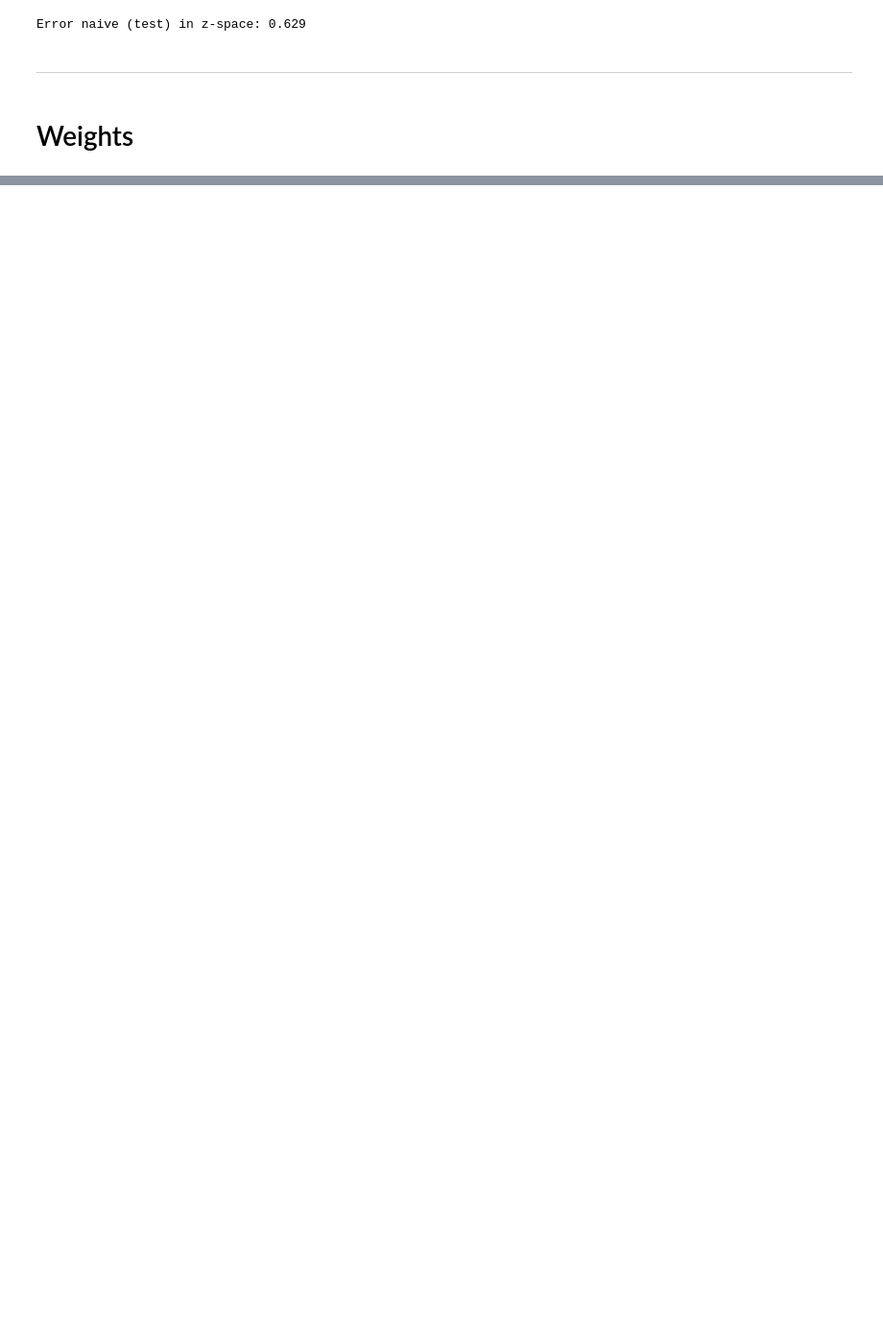
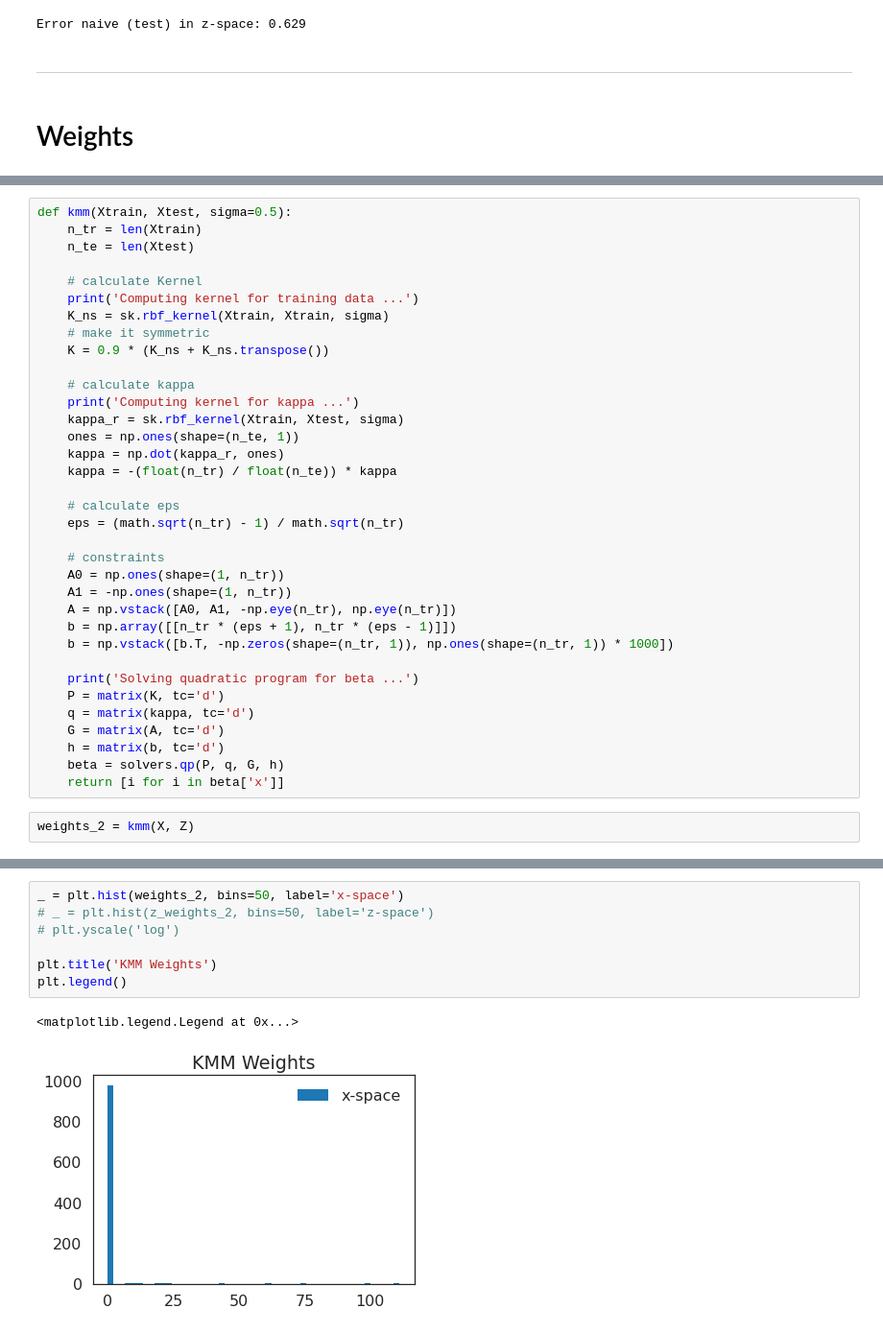
Before and after one commit to ermongroup/f-dre, a Jupyter notebook: notebooks/kmm-redo-final.ipynb, the cells around one changed output, grey strips where cells are left out. Shown at 96% size. Drawn from its saved outputs; the diff is of its cells as text; blank space fills up the shorter version.

```diff
--- a/notebooks/kmm-redo-final.ipynb
+++ b/notebooks/kmm-redo-final.ipynb
@@ -281,0 +285,37 @@ plt.legend()
+# %%
+def kmm(Xtrain, Xtest, sigma=0.5):
+    n_tr = len(Xtrain)
+    n_te = len(Xtest)
+
+    # calculate Kernel
+    print('Computing kernel for training data ...')
+    K_ns = sk.rbf_kernel(Xtrain, Xtrain, sigma)
+    # make it symmetric
+    K = 0.9 * (K_ns + K_ns.transpose())
+
+    # calculate kappa
+    print('Computing kernel for kappa ...')
+    kappa_r = sk.rbf_kernel(Xtrain, Xtest, sigma)
+    ones = np.ones(shape=(n_te, 1))
+    kappa = np.dot(kappa_r, ones)
+    kappa = -(float(n_tr) / float(n_te)) * kappa
+
+    # calculate eps
+    eps = (math.sqrt(n_tr) - 1) / math.sqrt(n_tr)
+
+    # constraints
+    A0 = np.ones(shape=(1, n_tr))
+    A1 = -np.ones(shape=(1, n_tr))
+    A = np.vstack([A0, A1, -np.eye(n_tr), np.eye(n_tr)])
+    b = np.array([[n_tr * (eps + 1), n_tr * (eps - 1)]])
+    b = np.vstack([b.T, -np.zeros(shape=(n_tr, 1)), np.ones(shape=(n_tr, 1)) * 1000])
+
+    print('Solving quadratic program for beta ...')
+    P = matrix(K, tc='d')
+    q = matrix(kappa, tc='d')
+    G = matrix(A, tc='d')
+    h = matrix(b, tc='d')
+    beta = solvers.qp(P, q, G, h)
+    return [i for i in beta['x']]
+# %%
+weights_2 = kmm(X, Z)
@@ -281,0 +360,10 @@ plt.legend()
+# %%
+_ = plt.hist(weights_2, bins=50, label='x-space')
+# _ = plt.hist(z_weights_2, bins=50, label='z-space')
+# plt.yscale('log')
+
+plt.title('KMM Weights')
+plt.legend()
+# %% [output]
+<matplotlib.legend.Legend at 0x...>
+[figure, added]
```
Also changed, not shown: parts of 29 cells of this notebook, 2 other files.
